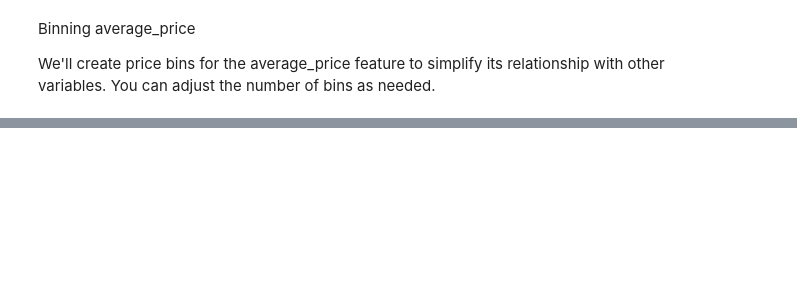
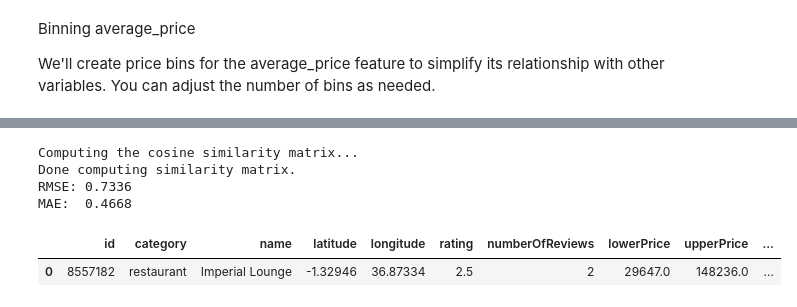
Before and after one commit to Ivan3864/Flavors-of-Kenya-The-Restaurant-Recommender, a Jupyter notebook: Notebook.ipynb, the cells around one changed output, grey strips where cells are left out. Saved outputs shown, nothing was run; the diff lists cells and outputs as text; code cells hidden in the pictures; blank space fills up the shorter version.

Commit message:
baseline model

```diff
--- a/Notebook.ipynb
+++ b/Notebook.ipynb
@@ -1196,3 +1196,48 @@ print(final_data.head())
 4                          False                      False        Very Low
 
 [5 rows x 28 columns]
+# %%
+# Collaborative filtering
+from surprise import Dataset, Reader
+from surprise.model_selection import train_test_split
+from surprise import KNNBasic
+from surprise import accuracy
+
+# Load data into Surprise Dataset
+reader = Reader(rating_scale=(1, 5))
+data = Dataset.load_from_df(final_data[['id', 'rawRanking', 'rating']], reader)
+
+# Split data into train and test sets
+trainset, testset = train_test_split(data, test_size=0.2)
+
+# Build and train a collaborative filtering model
+sim_options = {'name': 'cosine', 'user_based': False}
+model = KNNBasic(sim_options=sim_options)
+model.fit(trainset)
+
+# Make predictions
+predictions = model.test(testset)
+
+# Evaluate the model
+rmse = accuracy.rmse(predictions)
+mae = accuracy.mae(predictions)
+
+# Make restaurant recommendations for a user
+user_id = 1  # Replace with the actual user_id you want to recommend for
+user_ratings = df[df['id'] == user_id]
+user_unrated_restaurants = df[~df['id'].isin(user_ratings['id'])]
+
+# Predict ratings for unrated restaurants
+user_unrated_restaurants['predicted_rating'] = user_unrated_restaurants['id'].apply(lambda x: model.predict(user_id, x).est)
+#print(user_unrated_restaurants['predicted_rating'])
+# Sort restaurants by predicted rating and recommend top N
+N = 1 # Replace with the number of top recommendations you want
+top_recommendations = user_unrated_restaurants.sort_values(by='predicted_rating', ascending=False).head(N)
+top_recommendations
+# %% [output]
+Computing the cosine similarity matrix...
+Done computing similarity matrix.
+RMSE: 0.7336
+MAE:  0.4668
+|  | id | category | name | latitude | longitude | rating | numberOfReviews | lowerPrice | upperPrice | ... |
+| 0 | 8557182 | restaurant | Imperial Lounge | -1.32946 | 36.87334 | 2.5 | 2 | 29647.0 | 148236.0 | ... |
```
Also changed, not shown: parts of 6 cells of this notebook.
